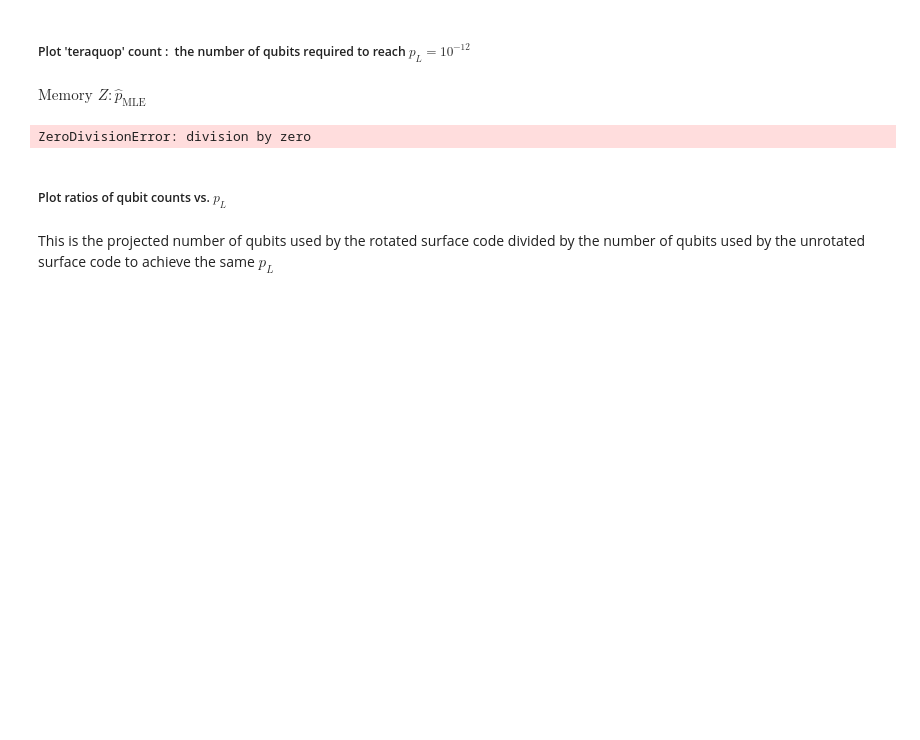
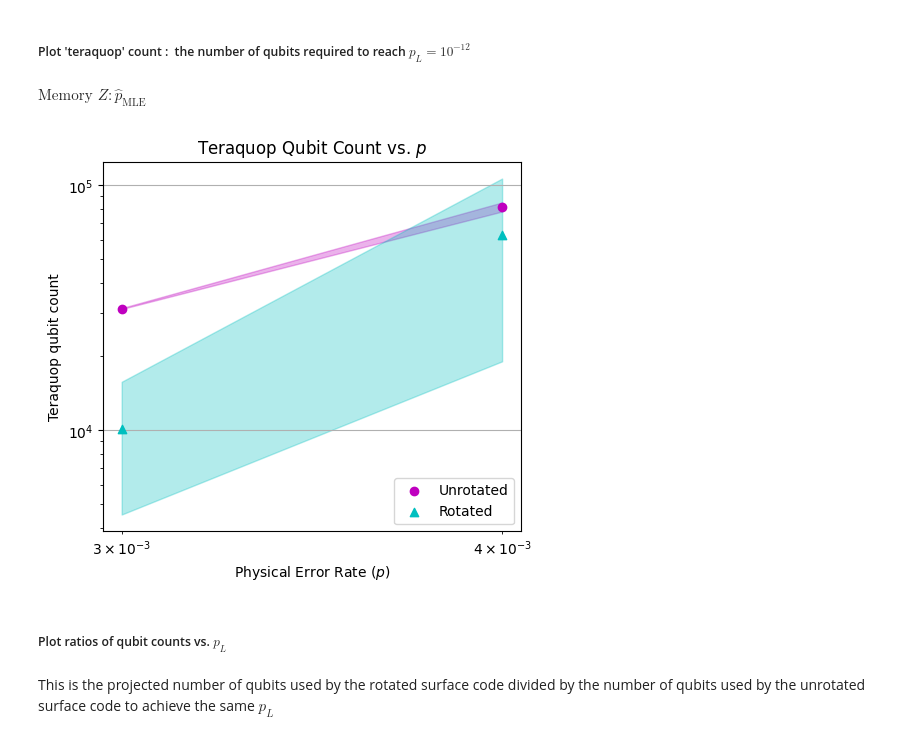
Before and after one commit to wamud/compare_the_pair, a Jupyter notebook: src/example.ipynb, the cells around one changed output. Saved outputs shown, nothing was run; the diff lists cells and outputs as text; code cells hidden in the pictures; blank space fills up the shorter version.

```diff
--- a/src/example.ipynb
+++ b/src/example.ipynb
@@ -198,10 +200,11 @@ SystemExit: No circuits matched p=0.001,b=z,rt=unro,o=10231203 in input csv file
 # %% [markdown]
 ##### Plot 'teraquop' count :$\ $ the number of qubits required to reach $p_L = 10^{-12}$
 # %%
+reload(funcs)
 funcs.plot_teraquop(mylist, b, ro_CNOT_order, unro_CNOT_order, optional_plot = False)
 # %% [output]
 $\displaystyle \text{Memory  }  Z : \hat{p}_{\text{MLE}}$
-ZeroDivisionError: division by zero
+[figure, added]
 # %% [markdown]
 ##### Plot ratios of qubit counts vs. $p_L$
 # %% [markdown]
```
Also changed, not shown: parts of 8 cells of this notebook, 3 other files.
